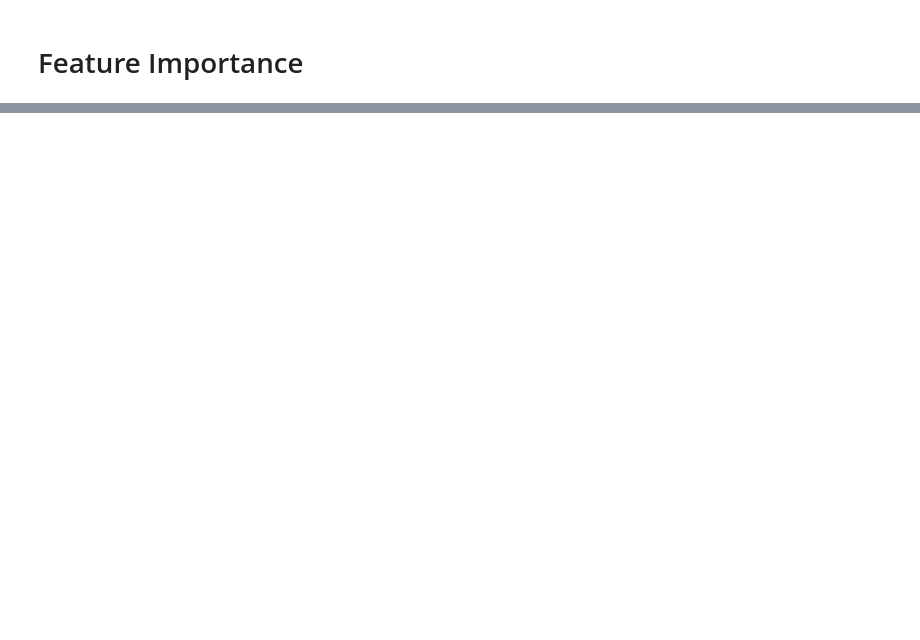
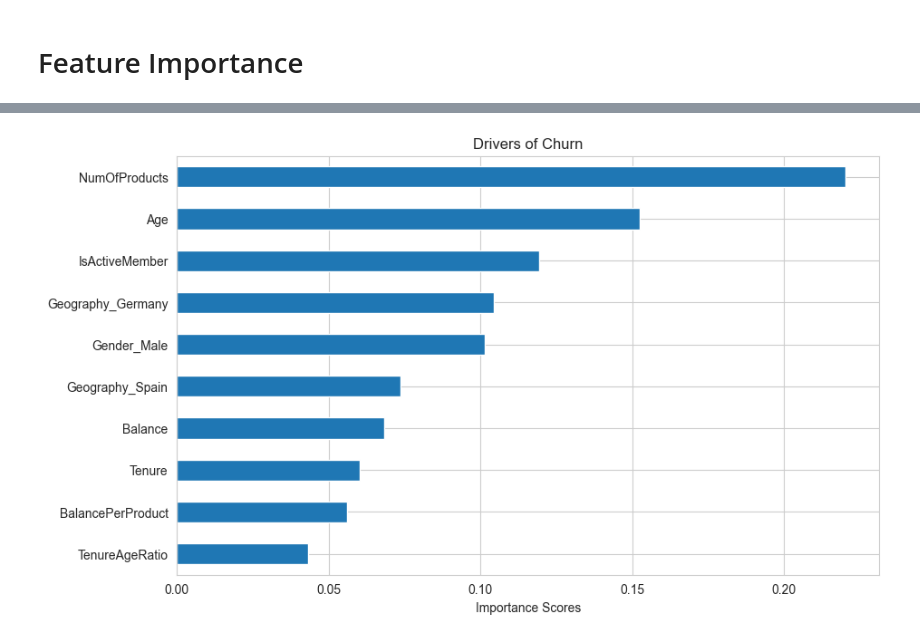
Before and after one commit to dassus98/banking_churn, a Jupyter notebook: banking-churn.ipynb, the cells around one changed output, grey strips where cells are left out. Drawn from its saved outputs; the diff is of its cells as text; code cells hidden in the pictures; blank space fills up the shorter version.

```diff
--- a/banking-churn.ipynb
+++ b/banking-churn.ipynb
@@ -391,0 +552,16 @@ plt.show()
+# %%
+# Extracting feature names from One-Hot Encoder values
+new_feature_names = (new_numeric_features + list(new_best_model.named_steps['preprocessor'].named_transformers_['cat'].get_feature_names_out(categorical_features)))
+
+# Extracting feature importances from XGBoost model
+new_importances = new_best_model.named_steps['classifier'].feature_importances_
+
+# Graph
+plt.figure(figsize = (10, 6))
+new_feat_importances = pd.Series(new_importances, index = new_feature_names)
+new_feat_importances.nlargest(15).plot(kind = 'barh').invert_yaxis()
+plt.title('Drivers of Churn')
+plt.xlabel('Importance Scores')
+plt.show()
+# %% [output]
+[figure, added]
```
Also changed, not shown: parts of 17 cells of this notebook.
